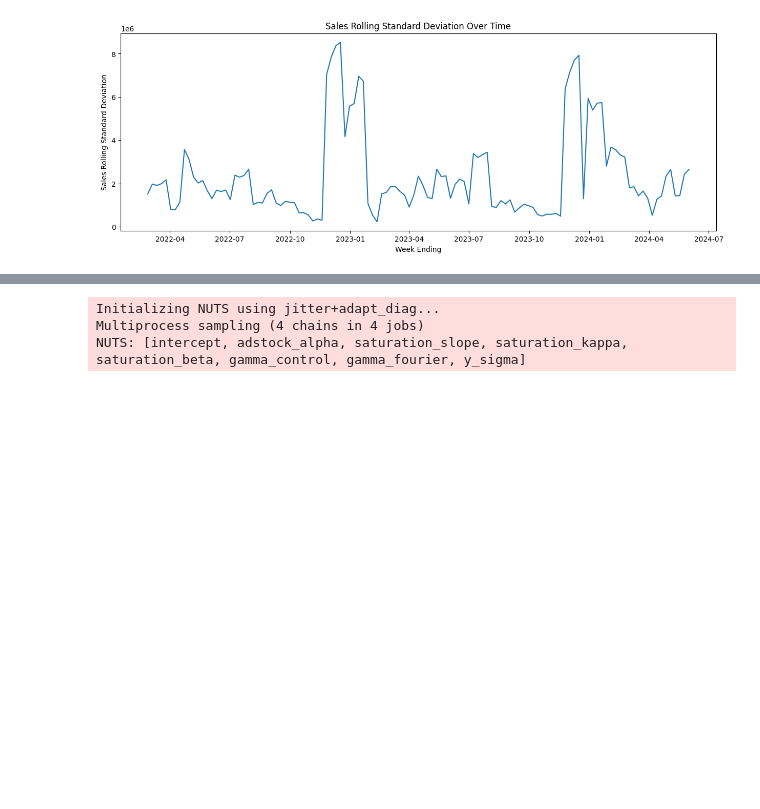
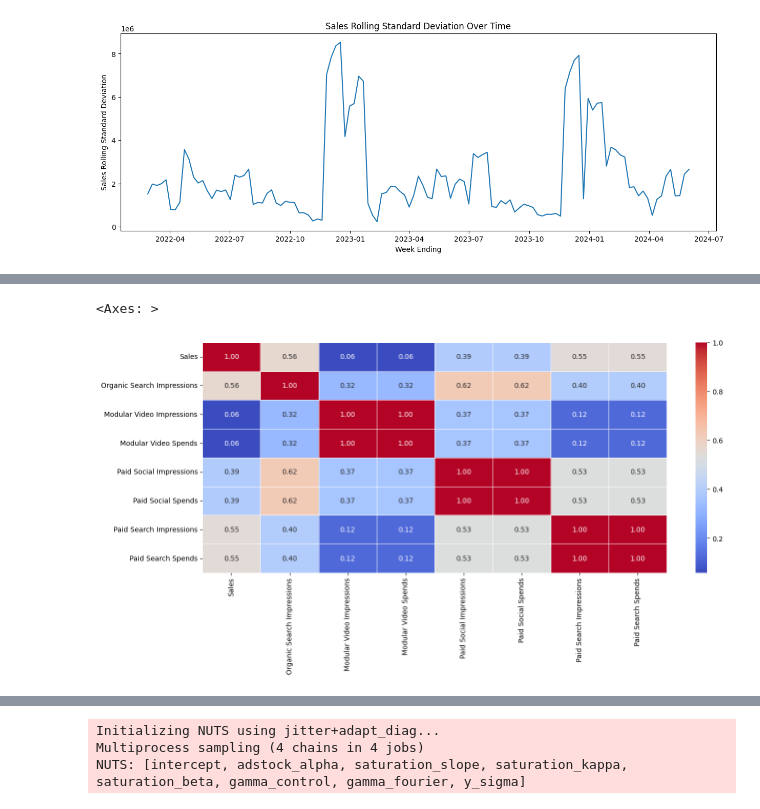
Before and after one commit to naveen3830/Python, a Jupyter notebook: Assignment/PYQ2.ipynb, the cells around one changed output, grey strips where cells are left out. Cells and saved outputs as stored; diff of their text form; code cells hidden in the pictures; blank space fills up the shorter version.

```diff
--- a/Assignment/PYQ2.ipynb
+++ b/Assignment/PYQ2.ipynb
@@ -435,0 +465,9 @@ Text(0, 0.5, 'Sales Rolling Standard Deviation')
+# %%
+num_all=['Sales','Organic Search Impressions','Modular Video Impressions','Modular Video Spends','Paid Social Impressions','Paid Social Spends','Paid Search Impressions','Paid Search Spends']
+# %%
+plt.figure(figsize=(15,6))
+correlation_matrix=df[num_all].corr()
+sns.heatmap(correlation_matrix,annot=True,cmap='coolwarm',fmt=".2f",linewidths=0.5)
+# %% [output]
+<Axes: >
+[figure, added]
```
Also changed, not shown: parts of 29 cells of this notebook, 2 other files.
